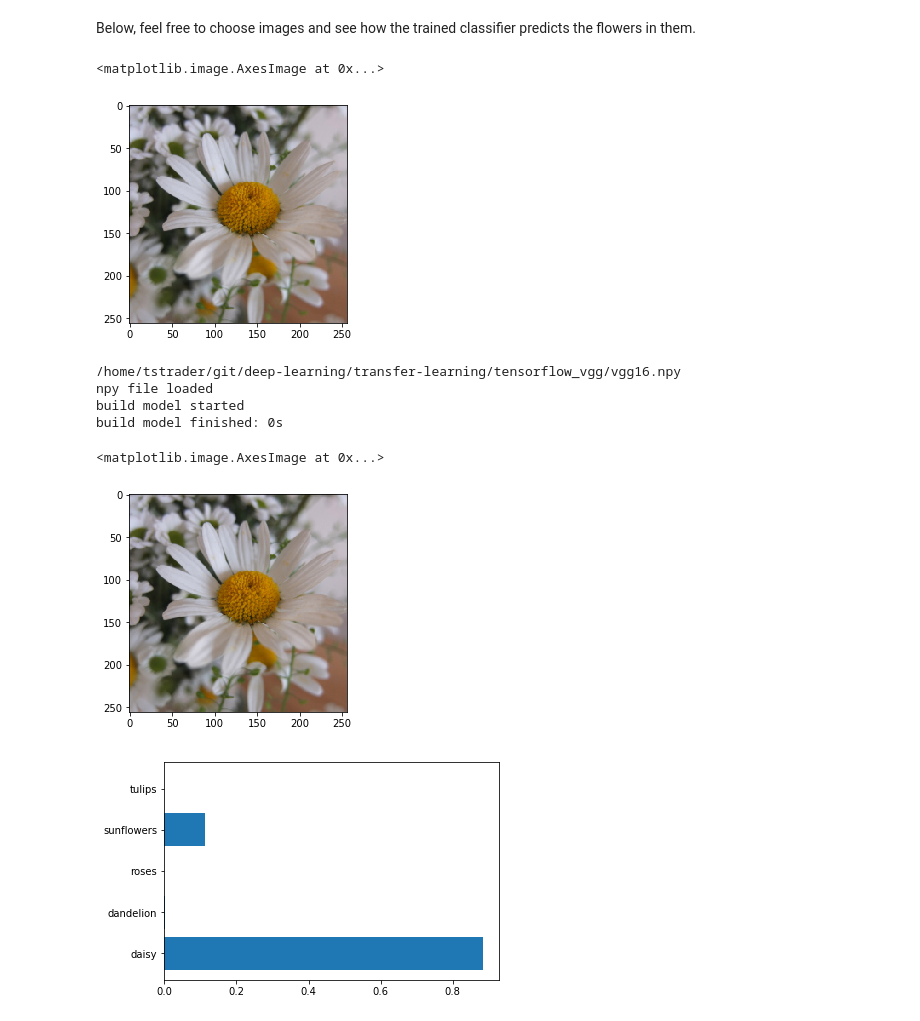
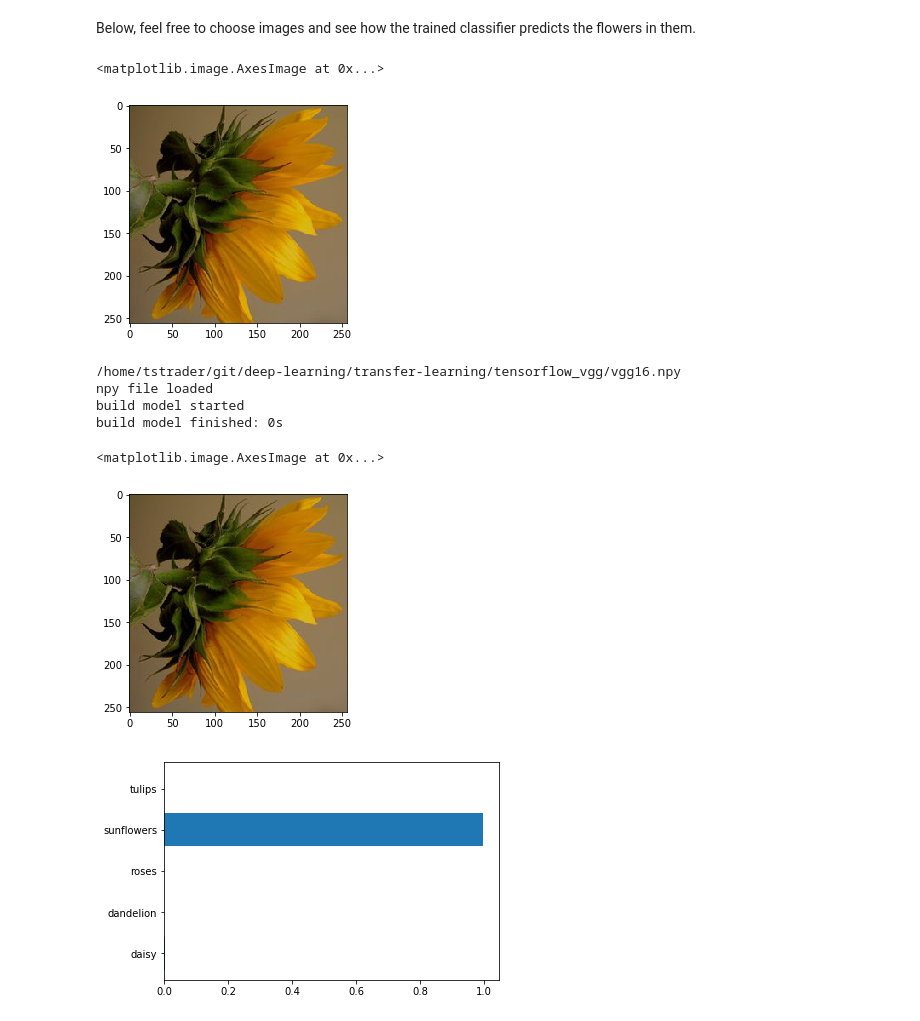
Before and after one commit to toddstrader/deep-learning, a Jupyter notebook: transfer-learning/Transfer_Learning.ipynb, the cells around one changed output. Cells and saved outputs as stored; diff of their text form; code cells hidden in the pictures.

```diff
--- a/transfer-learning/Transfer_Learning.ipynb
+++ b/transfer-learning/Transfer_Learning.ipynb
@@ -419,12 +419,12 @@ from scipy.ndimage import imread
 # %% [markdown]
 Below, feel free to choose images and see how the trained classifier predicts the flowers in them.
 # %%
-test_img_path = '/home/tstrader/Downloads/daisy.jpg'
+test_img_path = '/home/tstrader/Downloads/sunflower.jpg'
 test_img = imread(test_img_path)
 plt.imshow(test_img)
 # %% [output]
 <matplotlib.image.AxesImage at 0x...>
-[figure, old version]
+[figure, new version]
 # %%
 # Run this cell if you don't have a vgg graph built
 with tf.Session() as sess:
@@ -454,9 +454,9 @@ with tf.Session() as sess:
 plt.imshow(test_img)
 # %% [output]
 <matplotlib.image.AxesImage at 0x...>
-[figure, old version]
+[figure, new version]
 # %%
 plt.barh(np.arange(5), prediction)
 _ = plt.yticks(np.arange(5), lb.classes_)
 # %% [output]
-[figure, old version]
+[figure, new version]
```
